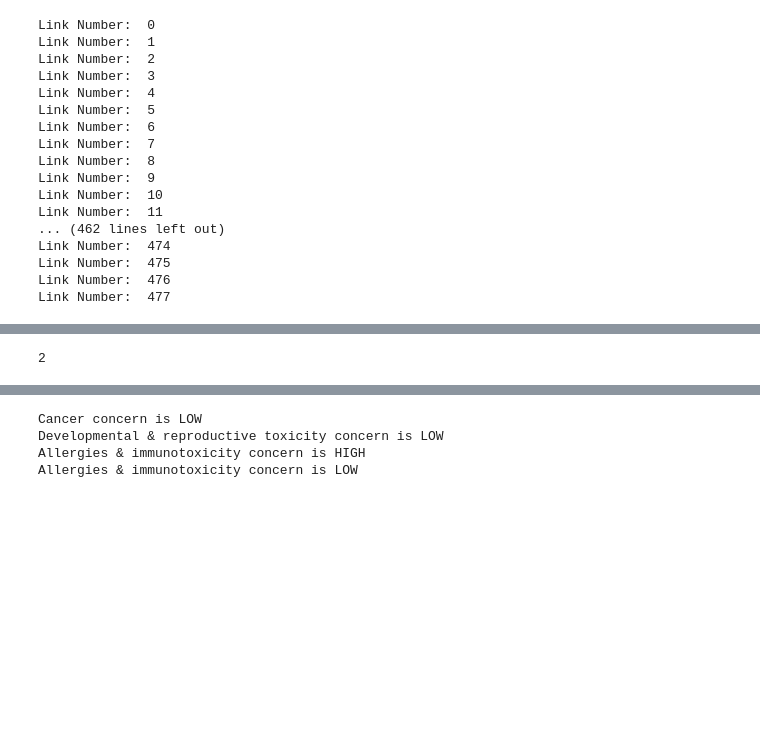
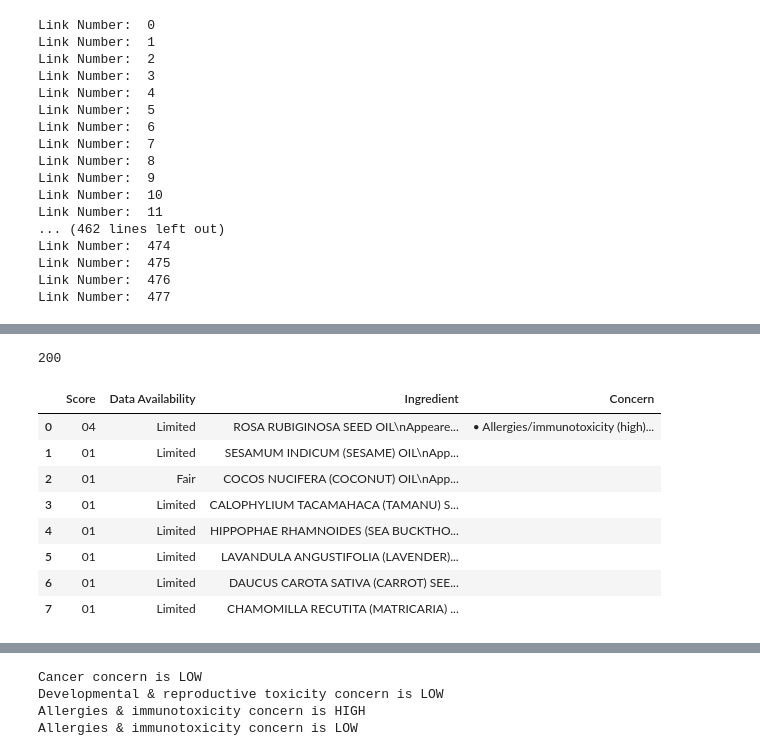
Before and after one commit to vipuljoshi92/ewg_scraping, a Jupyter notebook: WebScraping Basics.ipynb, the cells around one changed output, grey strips where cells are left out. Cells and saved outputs as stored; diff of their text form; code cells hidden in the pictures; blank space fills up the shorter version.

```diff
--- a/WebScraping Basics.ipynb
+++ b/WebScraping Basics.ipynb
@@ -420,7 +443,18 @@ class scrape_product_info(object):
-# %%
-len([0,1])
-# %% [output]
-2
+# %%
+table_link = scrape_product_info(final.Links[1])
+table_link.main()
+table_link.table
+# %% [output]
+200
+|  | Score | Data Availability | Ingredient | Concern |
+| 0 | 04 | Limited | ROSA RUBIGINOSA SEED OIL\nAppeare... | • Allergies/immunotoxicity (high)... |
+| 1 | 01 | Limited | SESAMUM INDICUM (SESAME) OIL\nApp... |  |
+| 2 | 01 | Fair | COCOS NUCIFERA (COCONUT) OIL\nApp... |  |
+| 3 | 01 | Limited | CALOPHYLIUM TACAMAHACA (TAMANU) S... |  |
+| 4 | 01 | Limited | HIPPOPHAE RHAMNOIDES (SEA BUCKTHO... |  |
+| 5 | 01 | Limited | LAVANDULA ANGUSTIFOLIA (LAVENDER)... |  |
+| 6 | 01 | Limited | DAUCUS CAROTA SATIVA (CARROT) SEE... |  |
+| 7 | 01 | Limited | CHAMOMILLA RECUTITA (MATRICARIA) ... |  |
 # %%
 # get the products data availability, ingredients, and the concerns
 table_link = scrape_product_info(final.Links[1])
```
Also changed, not shown: parts of 20 cells of this notebook.
